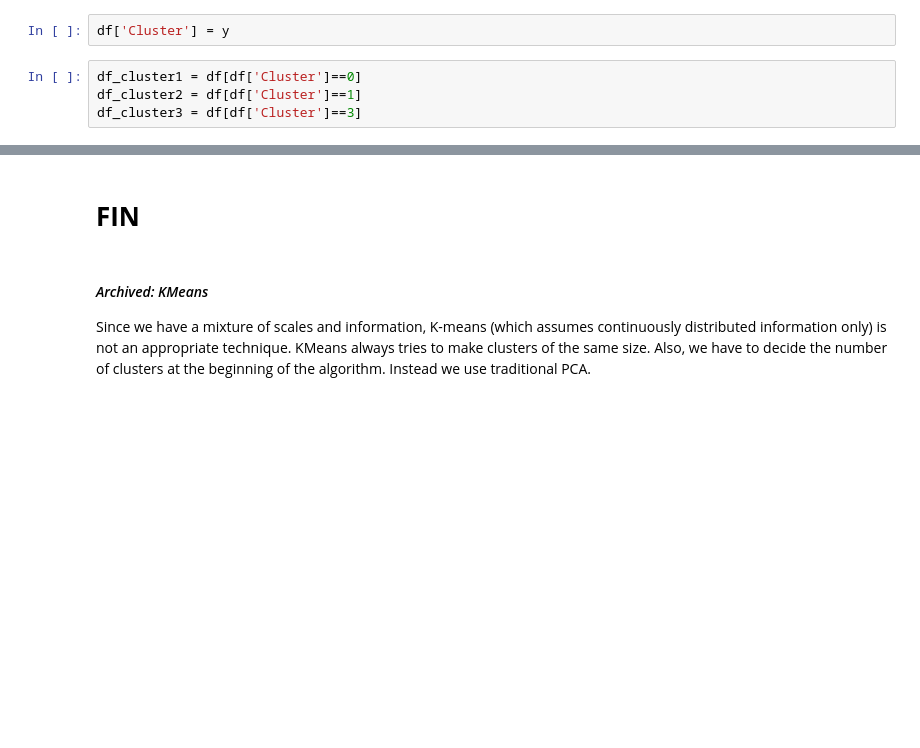
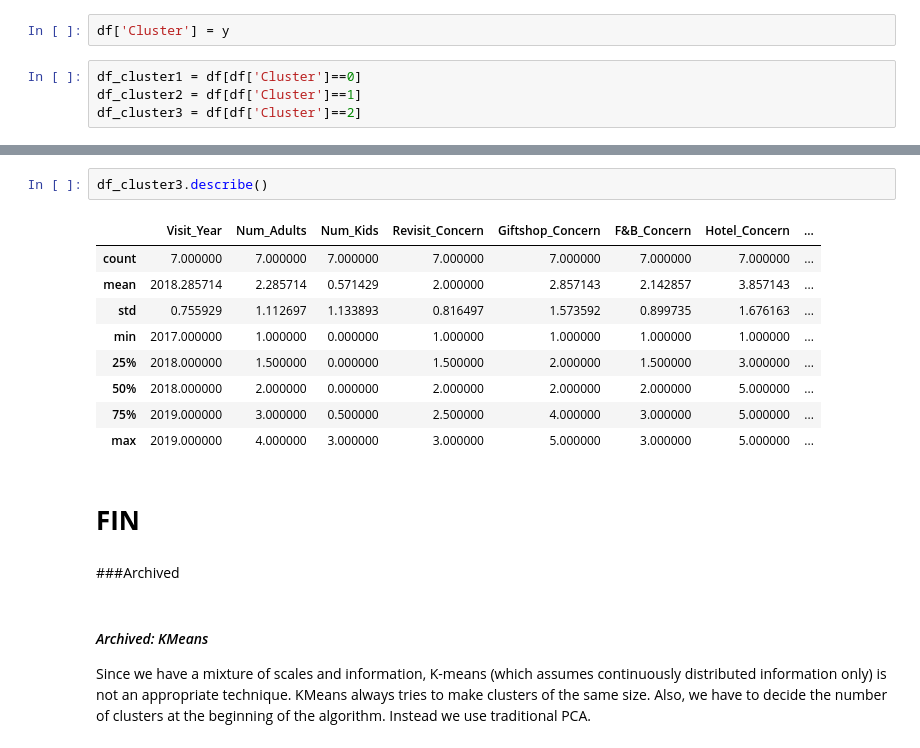
Before and after one commit to raina140291/disney, a Jupyter notebook: SurveyDataExploration.ipynb, the cells around one changed output, grey strips where cells are left out. Saved outputs shown, nothing was run; the diff lists cells and outputs as text; blank space fills up the shorter version.

```diff
--- a/SurveyDataExploration.ipynb
+++ b/SurveyDataExploration.ipynb
@@ -160,7 +160,7 @@ df['Cluster'] = y
 # %%
 df_cluster1 = df[df['Cluster']==0]
 df_cluster2 = df[df['Cluster']==1]
-df_cluster3 = df[df['Cluster']==3]
+df_cluster3 = df[df['Cluster']==2]
 # %%
 y
 # %% [output]
@@ -171,5 +195,19 @@ array([0, 2, 0, 2, 1, 1, 1, 2, 0, 0, 0, 2, 0, 1, 1, 2, 2, 2, 2, 0, 1, 1,
+# %%
+df_cluster3.describe()
+# %% [output]
+|  | Visit_Year | Num_Adults | Num_Kids | Revisit_Concern | Giftshop_Concern | F&B_Concern | Hotel_Concern | ... |
+| count | 7.000000 | 7.000000 | 7.000000 | 7.000000 | 7.000000 | 7.000000 | 7.000000 | ... |
+| mean | 2018.285714 | 2.285714 | 0.571429 | 2.000000 | 2.857143 | 2.142857 | 3.857143 | ... |
+| std | 0.755929 | 1.112697 | 1.133893 | 0.816497 | 1.573592 | 0.899735 | 1.676163 | ... |
+| min | 2017.000000 | 1.000000 | 0.000000 | 1.000000 | 1.000000 | 1.000000 | 1.000000 | ... |
+| 25% | 2018.000000 | 1.500000 | 0.000000 | 1.500000 | 2.000000 | 1.500000 | 3.000000 | ... |
+| 50% | 2018.000000 | 2.000000 | 0.000000 | 2.000000 | 2.000000 | 2.000000 | 5.000000 | ... |
+| 75% | 2019.000000 | 3.000000 | 0.500000 | 2.500000 | 4.000000 | 3.000000 | 5.000000 | ... |
+| max | 2019.000000 | 4.000000 | 3.000000 | 3.000000 | 5.000000 | 3.000000 | 5.000000 | ... |
 # %% [markdown]
 # **FIN**
+# %% [markdown]
+###Archived
 # %% [markdown]
 #### *Archived: KMeans*
 
```
Also changed, not shown: parts of 5 cells of this notebook.
